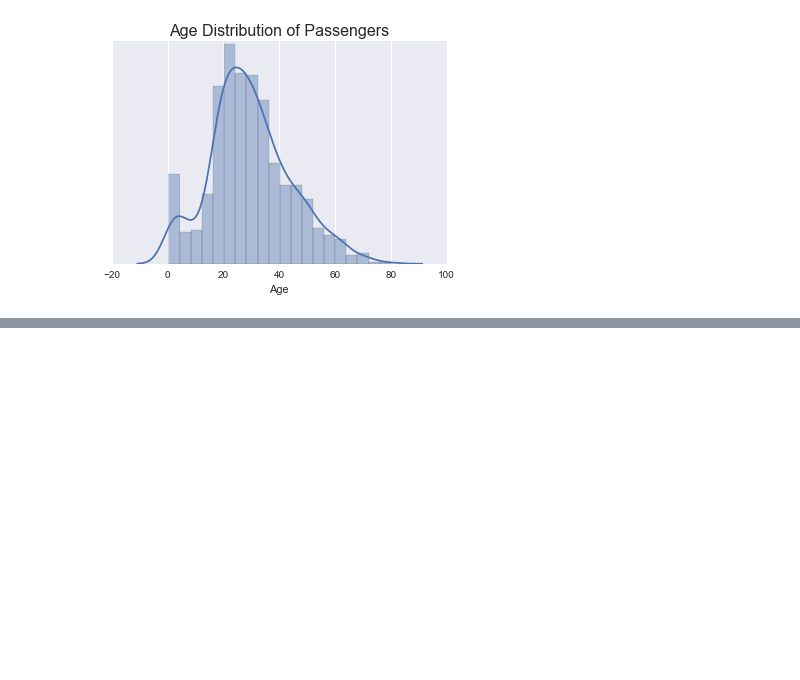
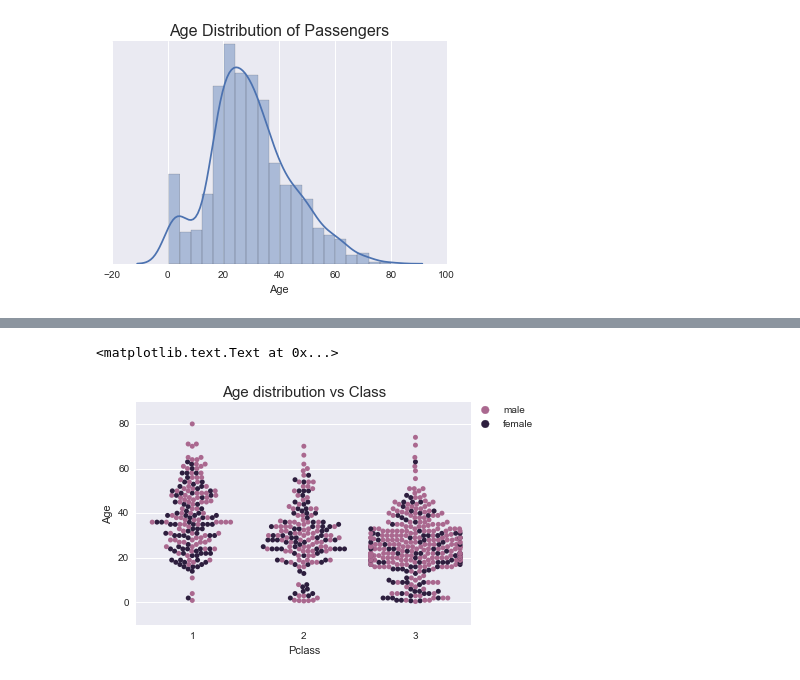
Before and after one commit to abkds/titanic-data, a Jupyter notebook: titanic_data.ipynb, the cells around one changed output, grey strips where cells are left out. Drawn from its saved outputs; the diff is of its cells as text; code cells hidden in the pictures; blank space fills up the shorter version.

```diff
--- a/titanic_data.ipynb
+++ b/titanic_data.ipynb
@@ -138,0 +170,7 @@ As we already know, preference was given to children and women. The first priori
+# %%
+sns.swarmplot(x="Pclass", y="Age", hue="Sex", data=titanic_data, palette=sns.cubehelix_palette(2, light=0.5))
+plt.legend(bbox_to_anchor=(1, 1), loc=2, borderaxespad=0.)
+plt.title("Age distribution vs Class", fontsize=15)
+# %% [output]
+<matplotlib.text.Text at 0x...>
+[figure, added]
```
Also changed, not shown: parts of 11 cells of this notebook.
